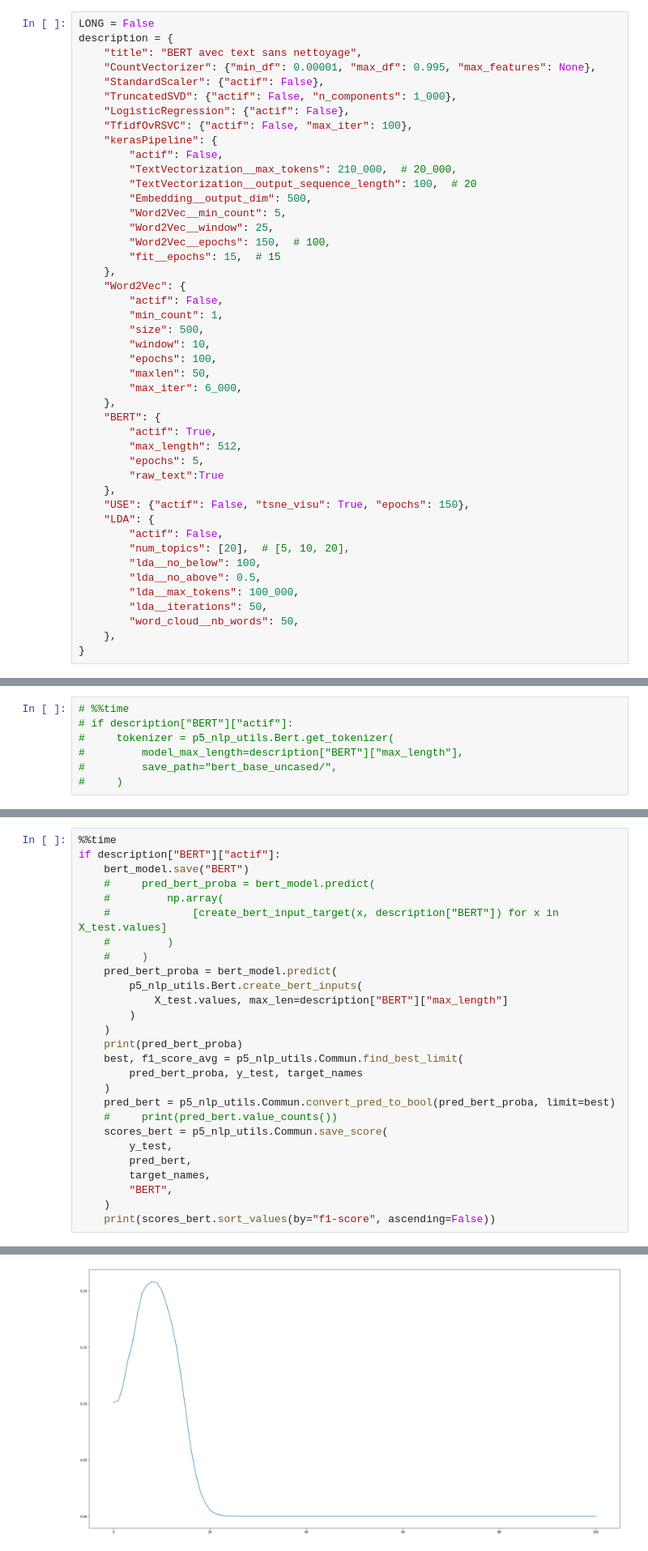
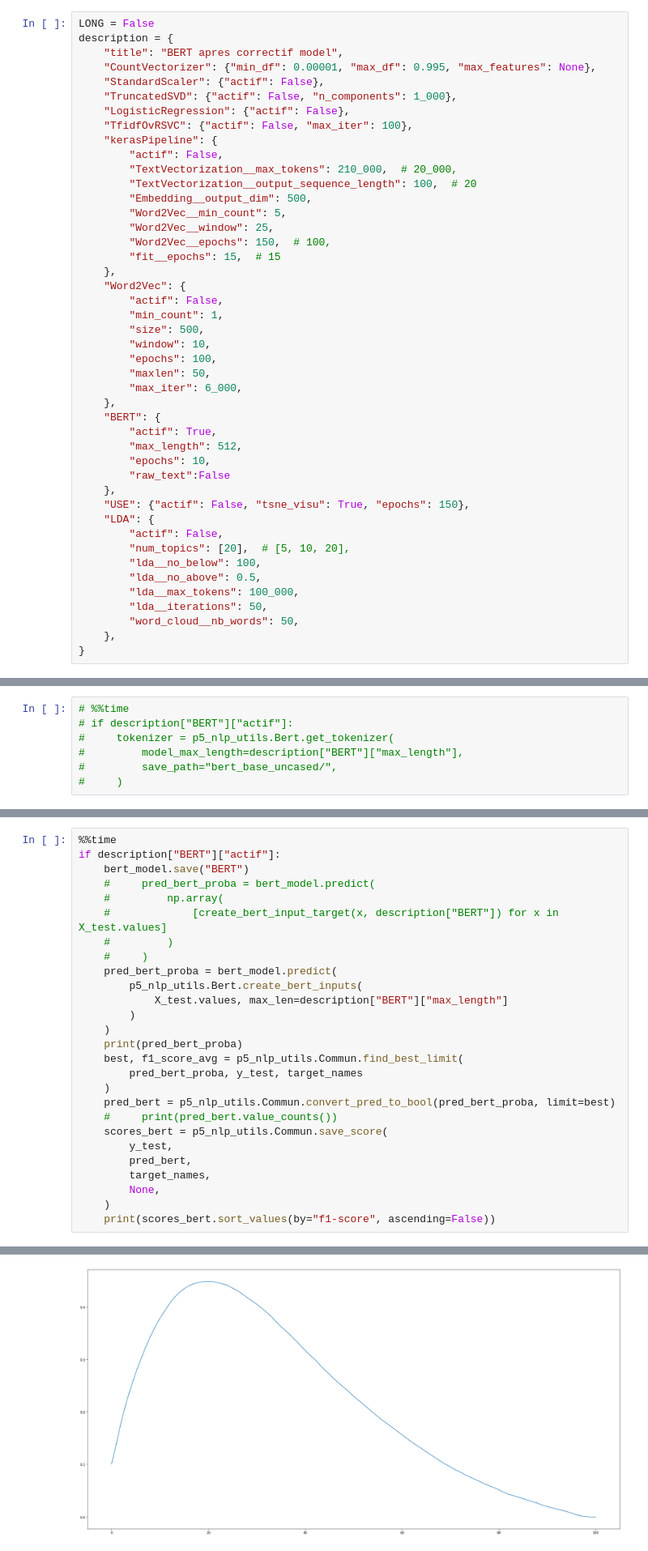
Before and after one commit to DomWch/OpenClassRooms-NLP-P5, a Jupyter notebook: p5-nlp-bert.ipynb, the cells around one changed output, grey strips where cells are left out. Shown: that part at 81% size. Cells and saved outputs as stored; diff of their text form.

```diff
--- a/p5-nlp-bert.ipynb
+++ b/p5-nlp-bert.ipynb
@@ -126,7 +126,7 @@ memory usage: 11.7+ MB
 # %%
 LONG = False
 description = {
-    "title": "BERT avec text sans nettoyage",
+    "title": "BERT apres correctif model",
     "CountVectorizer": {"min_df": 0.00001, "max_df": 0.995, "max_features": None},
     "StandardScaler": {"actif": False},
     "TruncatedSVD": {"actif": False, "n_components": 1_000},
@@ -154,8 +154,8 @@ description = {
     "BERT": {
         "actif": True,
         "max_length": 512,
-        "epochs": 5,
-        "raw_text":True
+        "epochs": 10,
+        "raw_text":False
     },
     "USE": {"actif": False, "tsne_visu": True, "epochs": 150},
     "LDA": {
@@ -928,7 +938,7 @@ if description["BERT"]["actif"]:
         y_test,
         pred_bert,
         target_names,
-        "BERT",
+        None,
     )
     print(scores_bert.sort_values(by="f1-score", ascending=False))
 # %% [output]
@@ -944,2 +954,2 @@ Meilleur f1-score 20.84% pour limit 0.08
-[figure, old version]
+[figure, new version]
               precision    recall  f1-score  support
```
Also changed, not shown: parts of 33 cells of this notebook.
